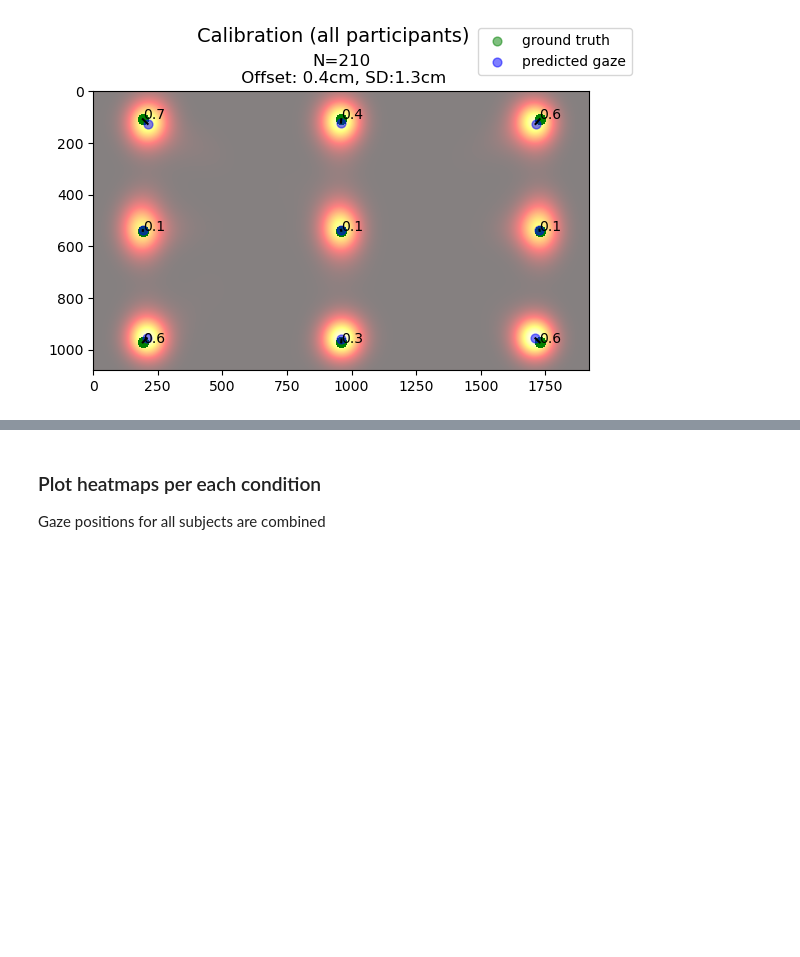
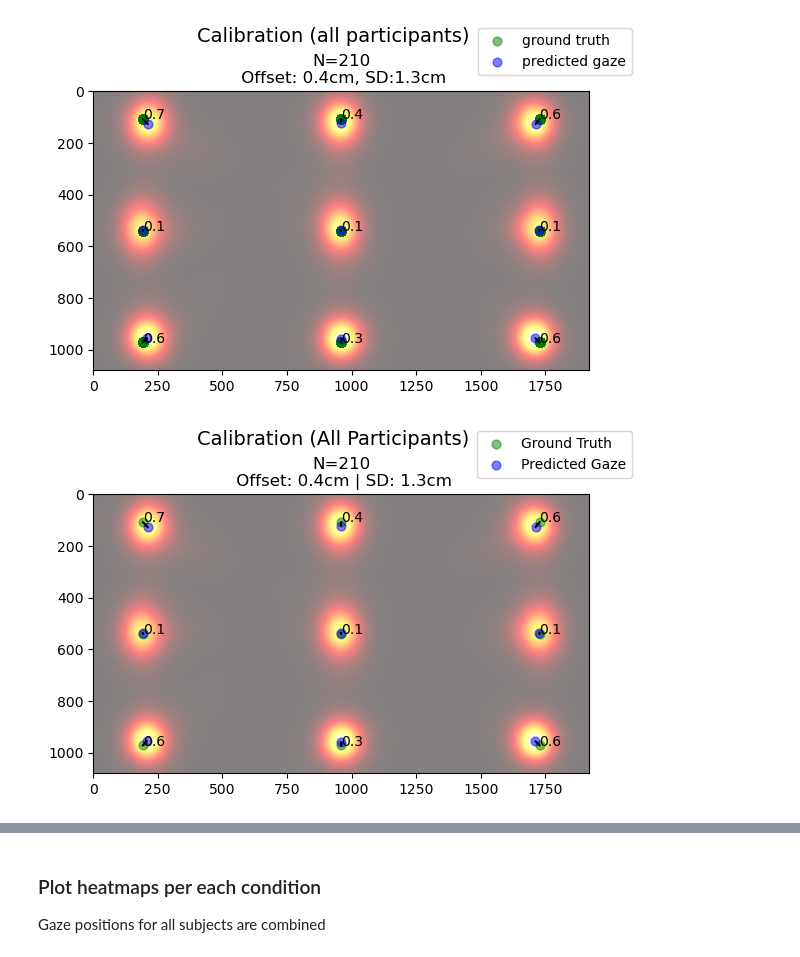
Before and after one commit to artembelopolsky/DeepEye_analyze, a Jupyter notebook: deepeye_analyze_VBLDress1_calibration.ipynb, the cells around one changed output, grey strips where cells are left out. Saved outputs shown, nothing was run; the diff lists cells and outputs as text; code cells hidden in the pictures; blank space fills up the shorter version.

Commit message:
updated plotting

```diff
--- a/deepeye_analyze_VBLDress1_calibration.ipynb
+++ b/deepeye_analyze_VBLDress1_calibration.ipynb
@@ -109,5 +46,4 @@ test_all file contains the results of a validation session. If calibration had t
 # %%
-
 # Path to data folders
 path_to_folders = 'D:/Dropbox/DeepEye_Pilots/VBL_Exp1/data/approved/data'
 
@@ -116,6 +52,13 @@ folder_names = os.listdir(path_to_folders)
 
 # List to accumulate datasets across subjects
 pp_list = []
+
+# Define target resolution, since datasets may have different screen resolutions
+TARG_RES = True
+if TARG_RES:
+    target_resX, target_resY = 1920, 1080
+else:
+    target_resX, target_resY = None, None
 
 # Define numeric columns for conversion
 numeric_columns = ['numCalibDots', 'x', 'y', 'user_pred_px_x', 'user_pred_px_y', 'scrW_cm', 'resX', 'resY']
@@ -159,8 +102,9 @@ for fn in folder_names:
     last_dataset['scale_cm_in_px'] = last_dataset['scrW_cm'] / last_dataset['resX']
     last_dataset['eucl_dist_cm_orig'] = last_dataset['eucl_dist_px_orig'] * last_dataset['scale_cm_in_px']
 
-    # Define target resolution for scaling
-    target_resX, target_resY = last_dataset['resX'].iloc[0], last_dataset['resY'].iloc[0]
+    # Define target resolution for scaling not provided, take the first resolution in the dataset
+    if not TARG_RES:
+        target_resX, target_resY = last_dataset['resX'].iloc[0], last_dataset['resY'].iloc[0]
 
     # Scale coordinates
     last_dataset['user_pred_px_x_scaled'] = last_dataset['user_pred_px_x'] / last_dataset['resX'] * target_resX
@@ -193,7 +137,7 @@ all_df = pd.concat(pp_list, ignore_index=True)
 Skipping participant 2024_02_19_10_25_11 with fewer unique dots (6) than required (9)
 Skipping participant 2024_03_11_14_14_36 with fewer unique dots (8) than required (9)
 # %%
-def plot_all_dots(df):
+def plot_all_dots(df, target_resX, target_resY):
     # Make heatmap of all gaze points of all subjects
     heatmap = makeHeat([target_resX, target_resY], np.array(df.user_pred_px_x_scaled), np.array(df.user_pred_px_y_scaled))
 
@@ -249,9 +193,66 @@ def plot_all_dots(df):
     plt.legend(loc='upper right', bbox_to_anchor=(1.1,1.25))
     # fig2.savefig('calibration.jpg', dpi=1000, pad_inches=0)
 
-plot_all_dots(all_df)
+plot_all_dots(all_df, target_resX, target_resY)
 # %% [output]
 [figure]
+# %%
+def plot_all_dots(df):
+    # Generate heatmap for all gaze points
+    heatmap = makeHeat([target_resX, target_resY], df['user_pred_px_x_scaled'].values, df['user_pred_px_y_scaled'].values)
+
+    # Calculate median gaze predictions and ground truth per dot
+    median_pred = df.groupby('unique_dot')[['user_pred_px_x_scaled', 'user_pred_px_y_scaled']].median()
+    median_pred.columns = ['median_pred_x', 'median_pred_y']
+
+    true_pos = df.groupby('unique_dot')[['x_scaled', 'y_scaled']].mean()
+
+    # Calculate offset between median gaze predictions and ground truth, then convert to cm
+    offset_px = np.linalg.norm(median_pred.values - true_pos.values, axis=1)
+    offset_cm = offset_px * df['scale_cm_in_px'].iloc[0]
+
+    # Calculate Euclidean distance from each gaze point to the median prediction for each dot
+    df = df.merge(median_pred, on='unique_dot', how='left')
+
+    df['eucl_dist_gaze_to_median_px'] = np.linalg.norm(
+        df[['user_pred_px_x_scaled', 'user_pred_px_y_scaled']].values - df[['median_pred_x', 'median_pred_y']].values,
+        axis=1
+    )
+
+    # Calculate the mean Euclidean distance per dot and convert to cm for standard deviation (SD)
+    SD_px = df.groupby('unique_dot')['eucl_dist_gaze_to_median_px'].mean()
+    SD_cm = SD_px * df['scale_cm_in_px'].iloc[0]
+
+    # Plot heatmap and ground truth vs. predicted gaze points
+    plt.figure()
+    plt.imshow(heatmap, cmap=cm.hot, extent=[0, target_resX, target_resY, 0], alpha=0.5, aspect='equal')
+
+    # Plot ground truth positions (green) and median predicted gaze (blue)
+    plt.scatter(true_pos['x_scaled'], true_pos['y_scaled'], c='g', s=40, alpha=0.5, label='Ground Truth')
+    plt.scatter(median_pred['median_pred_x'], median_pred['median_pred_y'], c='b', s=40, alpha=0.5, label='Predicted Gaze')
+
+    # Draw lines between ground truth and predictions for visualizing offsets
+    plt.plot([median_pred['median_pred_x'], true_pos['x_scaled']], [median_pred['median_pred_y'], true_pos['y_scaled']], c='black')
+
+    # Title and statistics in the legend
+    plt.title(f'N={df["subj_nr"].nunique()}\n Offset: {offset_cm.mean():.1f}cm | SD: {SD_cm.mean():.1f}cm', fontsize=12)
+
+    # Annotate offset values near each ground truth dot position
+    for (x, y, e) in zip(true_pos['x_scaled'], true_pos['y_scaled'], offset_cm.round(1)):
+        plt.text(x, y, str(e), fontsize=10, color='black')
+
+    # Add legend and final touches
+    plt.suptitle('Calibration (All Participants)', fontsize=14)
+    plt.subplots_adjust(top=1.0)
+    plt.legend(loc='upper right', bbox_to_anchor=(1.1, 1.25))
+
+    # Show the plot
+    plt.show()
+
+# Call the function with the dataframe
+plot_all_dots(all_df)
+# %% [output]
+[figure, added]
 # %%
 def plot_offset_SD_per_participant(measurement, name=''):
 
```
Also changed, not shown: parts of 2 cells of this notebook.
